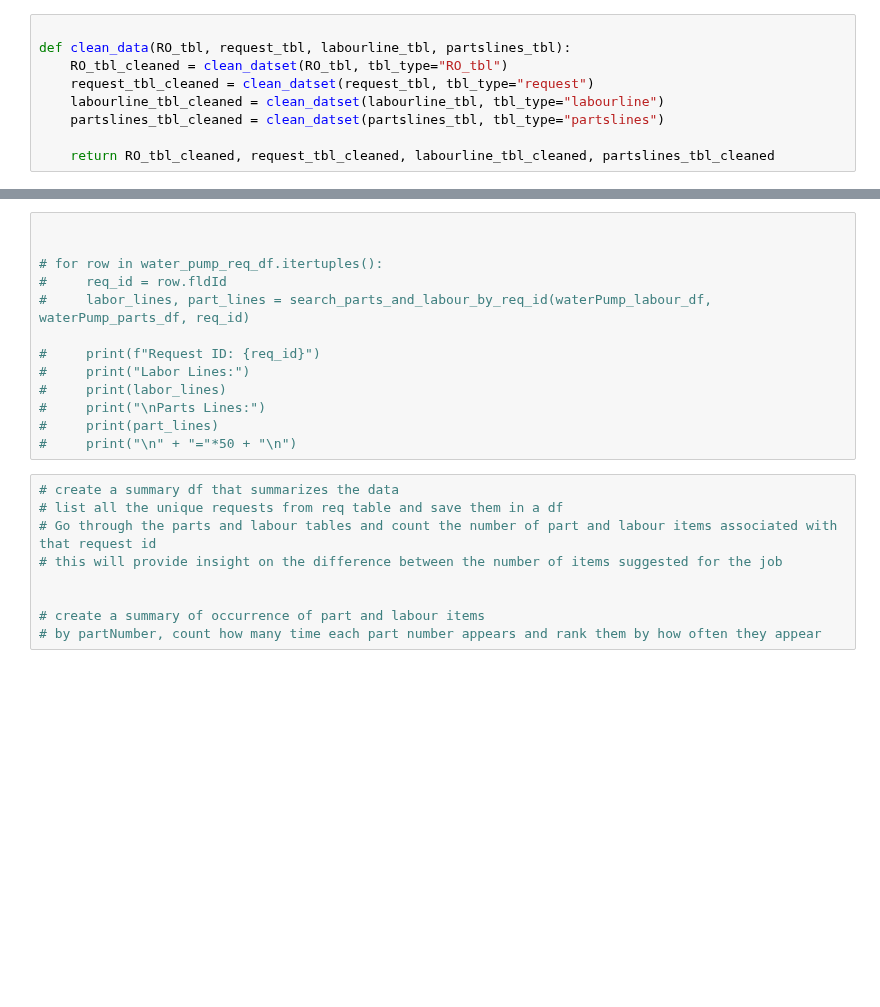
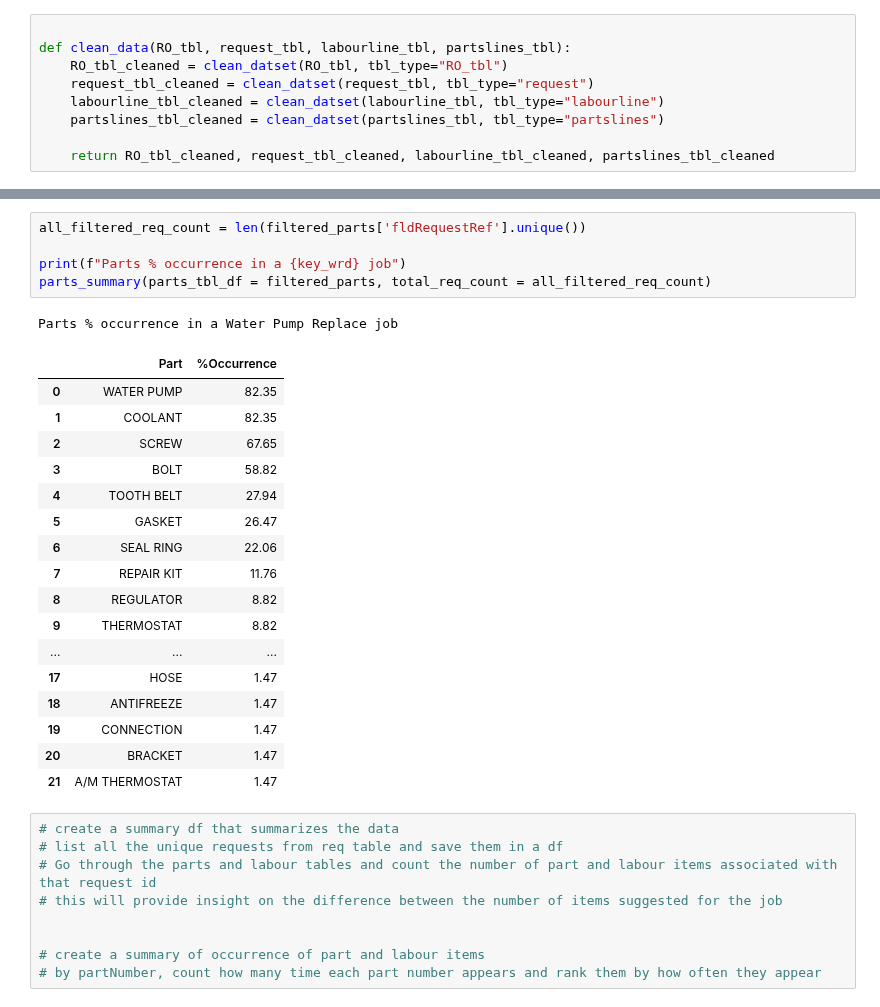
Before and after one commit to MeliPax/SPG, a Jupyter notebook: research/pull_vehicle_repair_data.ipynb, the cells around one changed output, grey strips where cells are left out. Saved outputs shown, nothing was run; the diff lists cells and outputs as text; blank space fills up the shorter version.

```diff
--- a/research/pull_vehicle_repair_data.ipynb
+++ b/research/pull_vehicle_repair_data.ipynb
@@ -402,16 +549,27 @@ Parts items for Request ID 034B0D9F-F542-4B68-9335-31C05279811B:
-# %%
-
-
-# for row in water_pump_req_df.itertuples():
-#     req_id = row.fldId
-#     labor_lines, part_lines = search_parts_and_labour_by_req_id(waterPump_labour_df, waterPump_parts_df, req_id)
-
-#     print(f"Request ID: {req_id}")
-#     print("Labor Lines:")
-#     print(labor_lines)
-#     print("\nParts Lines:")
-#     print(part_lines)
-#     print("\n" + "="*50 + "\n")
+# %%
+all_filtered_req_count = len(filtered_parts['fldRequestRef'].unique())
+
+print(f"Parts % occurrence in a {key_wrd} job")
+parts_summary(parts_tbl_df = filtered_parts, total_req_count = all_filtered_req_count)
+# %% [output]
+Parts % occurrence in a Water Pump Replace job
+|  | Part | %Occurrence |
+| 0 | WATER PUMP | 82.35 |
+| 1 | COOLANT | 82.35 |
+| 2 | SCREW | 67.65 |
+| 3 | BOLT | 58.82 |
+| 4 | TOOTH BELT | 27.94 |
+| 5 | GASKET | 26.47 |
+| 6 | SEAL RING | 22.06 |
+| 7 | REPAIR KIT | 11.76 |
+| 8 | REGULATOR | 8.82 |
+| 9 | THERMOSTAT | 8.82 |
+| ... | ... | ... |
+| 17 | HOSE | 1.47 |
+| 18 | ANTIFREEZE | 1.47 |
+| 19 | CONNECTION | 1.47 |
+| 20 | BRACKET | 1.47 |
+| 21 | A/M THERMOSTAT | 1.47 |
 # %%
 # create a summary df that summarizes the data
 # list all the unique requests from req table and save them in a df
```
Also changed, not shown: parts of 40 cells of this notebook, 2 other files.
